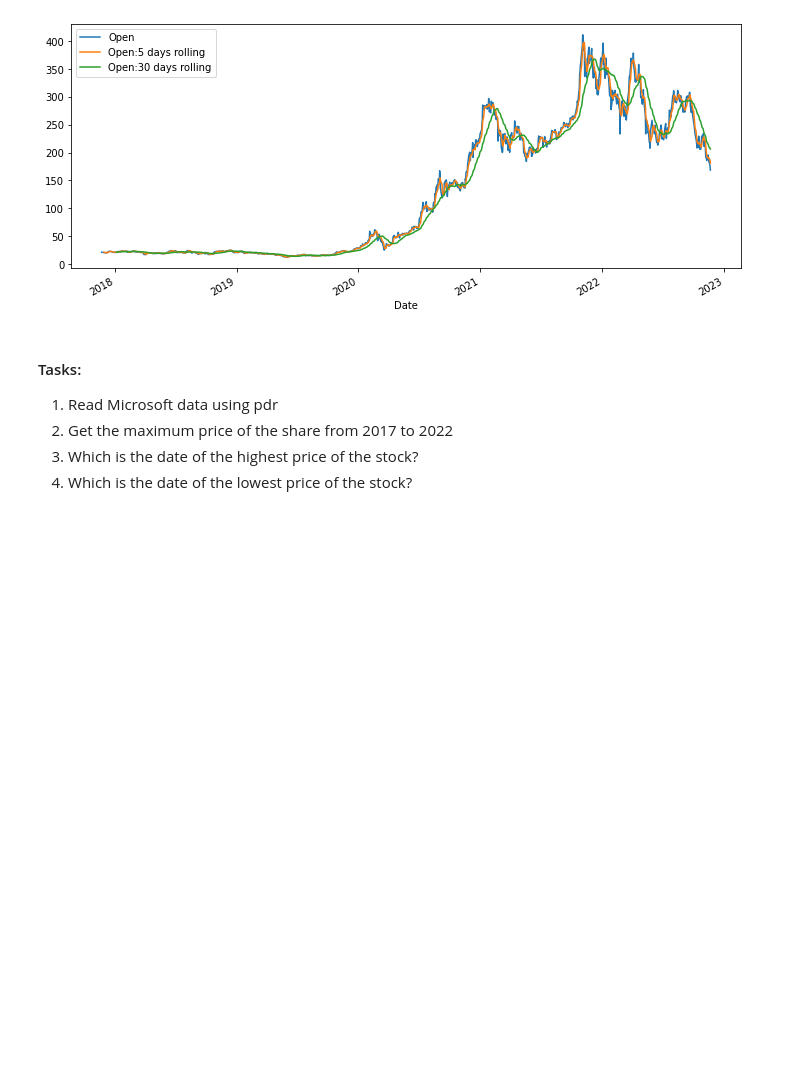
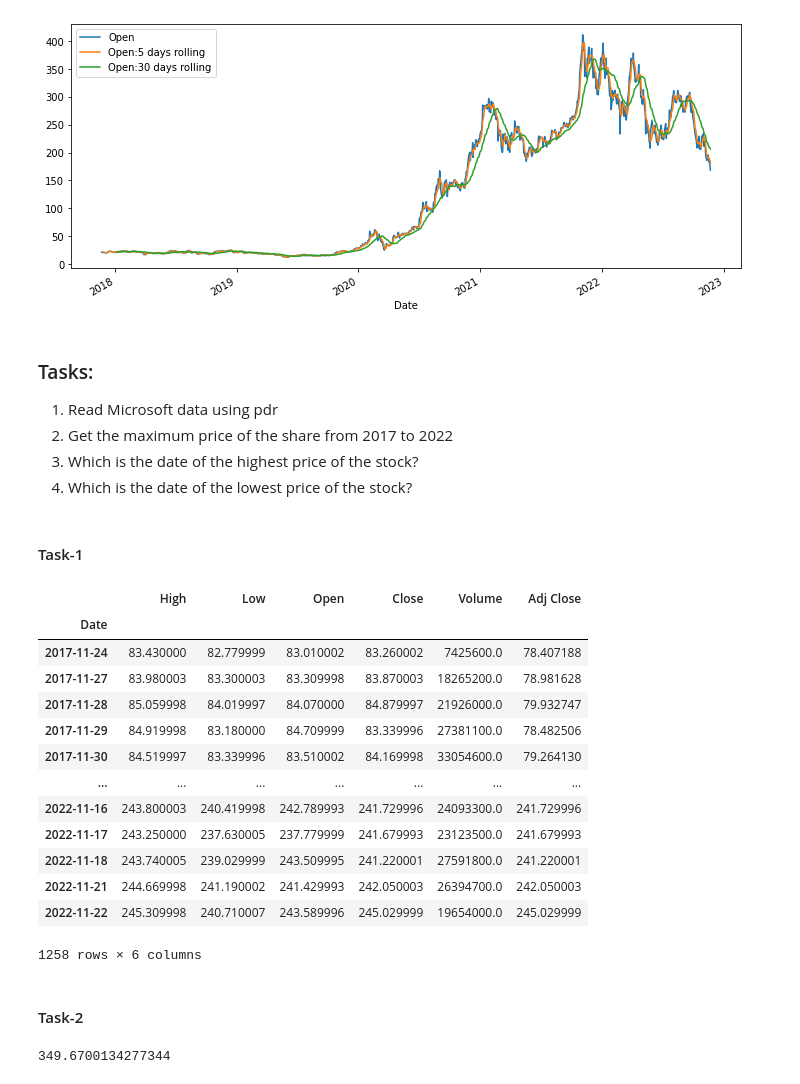
Before and after one commit to sinchan-s/time-series-analysis, a Jupyter notebook: tsa-eda.ipynb, the cells around one changed output. Cells and saved outputs as stored; diff of their text form; code cells hidden in the pictures; blank space fills up the shorter version.

Commit message:
chapter-1 with completed tasks

```diff
--- a/tsa-eda.ipynb
+++ b/tsa-eda.ipynb
@@ -351,8 +351,34 @@ df_tsla[['Open', 'Open:5 days rolling', 'Open:30 days rolling']].plot(figsize=(1
 <AxesSubplot:xlabel='Date'>
 [figure]
 # %% [markdown]
-#### Tasks:
+### Tasks:
 1. Read Microsoft data using pdr
 2. Get the maximum price of the share from 2017 to 2022
 3. Which is the date of the highest price of the stock?
 4. Which is the date of the lowest price of the stock?
+# %% [markdown]
+#### Task-1
+# %%
+df_msft = pdr.get_data_yahoo('MSFT')
+df_msft
+# %% [output]
+|  | High | Low | Open | Close | Volume | Adj Close |
+| Date |  |  |  |  |  |  |
+| 2017-11-24 | 83.430000 | 82.779999 | 83.010002 | 83.260002 | 7425600.0 | 78.407188 |
+| 2017-11-27 | 83.980003 | 83.300003 | 83.309998 | 83.870003 | 18265200.0 | 78.981628 |
+| 2017-11-28 | 85.059998 | 84.019997 | 84.070000 | 84.879997 | 21926000.0 | 79.932747 |
+| 2017-11-29 | 84.919998 | 83.180000 | 84.709999 | 83.339996 | 27381100.0 | 78.482506 |
+| 2017-11-30 | 84.519997 | 83.339996 | 83.510002 | 84.169998 | 33054600.0 | 79.264130 |
+| ... | ... | ... | ... | ... | ... | ... |
+| 2022-11-16 | 243.800003 | 240.419998 | 242.789993 | 241.729996 | 24093300.0 | 241.729996 |
+| 2022-11-17 | 243.250000 | 237.630005 | 237.779999 | 241.679993 | 23123500.0 | 241.679993 |
+| 2022-11-18 | 243.740005 | 239.029999 | 243.509995 | 241.220001 | 27591800.0 | 241.220001 |
+| 2022-11-21 | 244.669998 | 241.190002 | 241.429993 | 242.050003 | 26394700.0 | 242.050003 |
+| 2022-11-22 | 245.309998 | 240.710007 | 243.589996 | 245.029999 | 19654000.0 | 245.029999 |
+1258 rows × 6 columns
+# %% [markdown]
+#### Task-2
+# %%
+df_msft['High'].max()
+# %% [output]
+349.6700134277344
```
Also changed, not shown: parts of 5 cells of this notebook.
